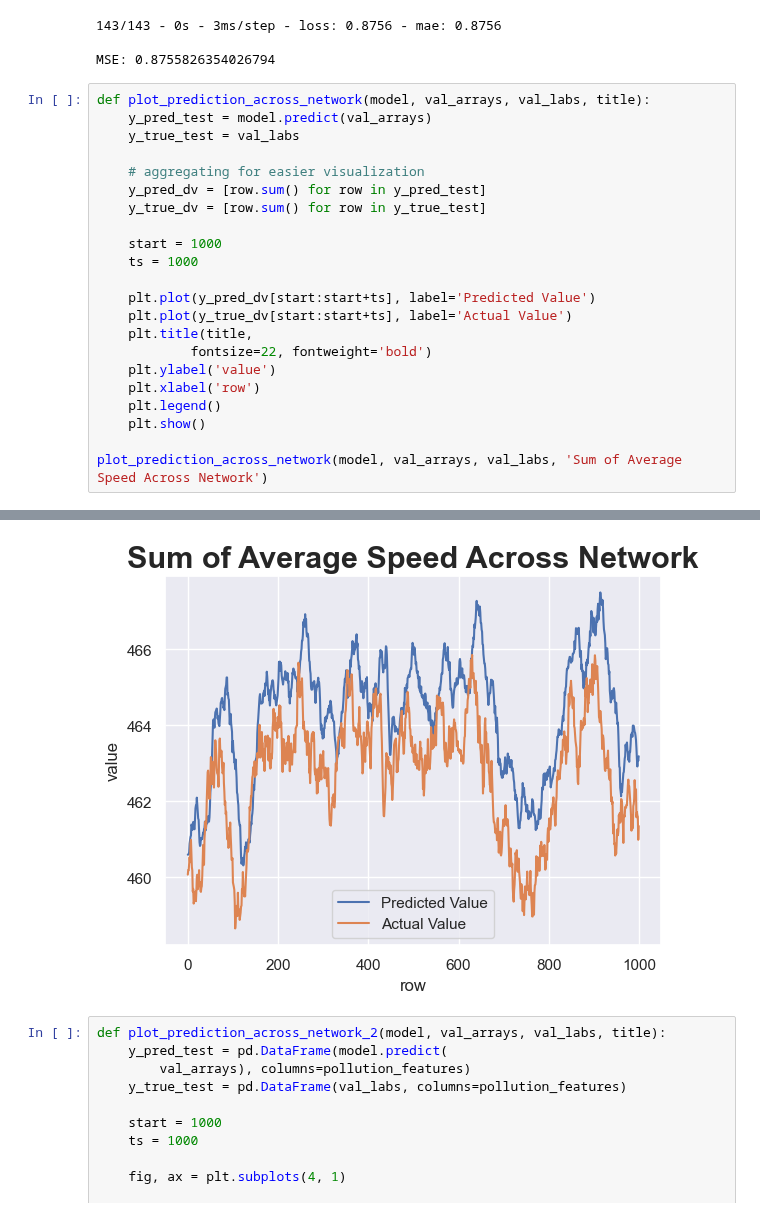
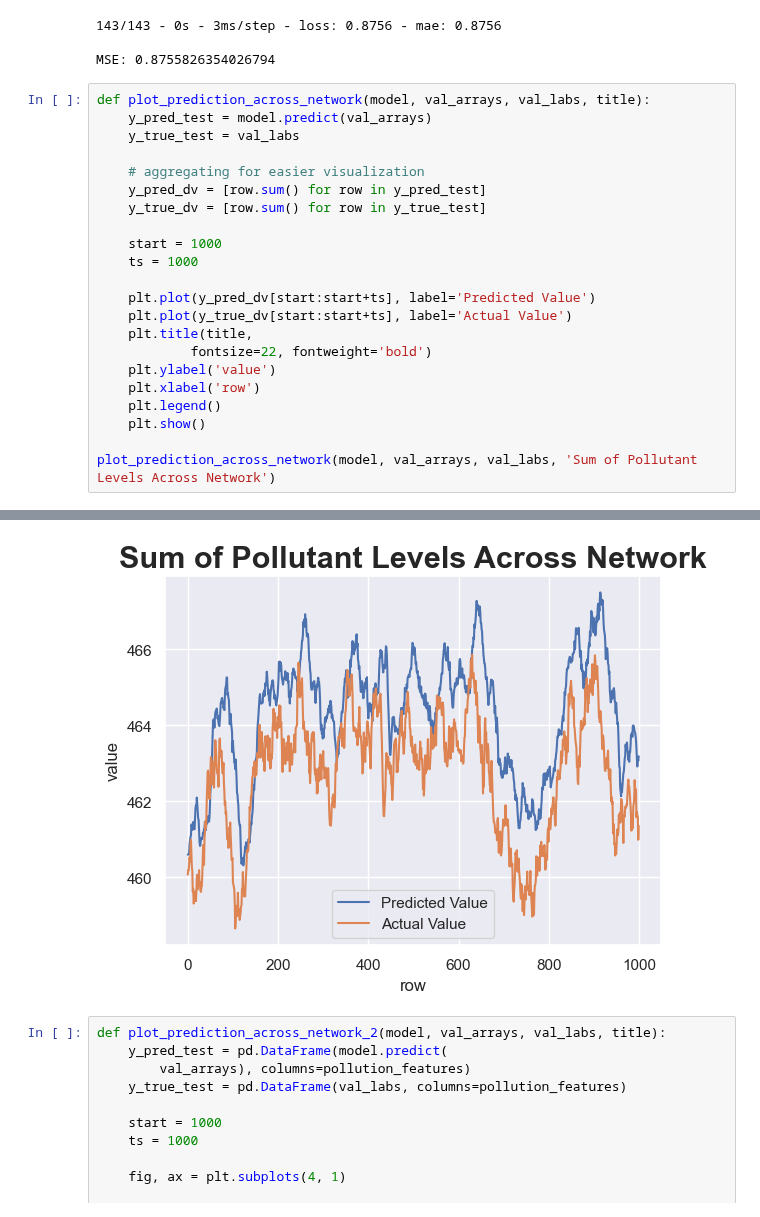
Before and after one commit to victorhg/aai-530-final-project, a Jupyter notebook: models/lstm_pollution_only_1.ipynb, the cells around one changed output, grey strips where cells are left out. Drawn from its saved outputs; the diff is of its cells as text.

```diff
--- a/models/lstm_pollution_only_1.ipynb
+++ b/models/lstm_pollution_only_1.ipynb
@@ -237,5 +237,5 @@ def plot_prediction_across_network(model, val_arrays, val_labs, title):
     plt.legend()
     plt.show()
 
-plot_prediction_across_network(model, val_arrays, val_labs, 'Sum of Average Speed Across Network')
+plot_prediction_across_network(model, val_arrays, val_labs, 'Sum of Pollutant Levels Across Network')
 # %% [output]
@@ -243,4 +243,4 @@ plot_prediction_across_network(model, val_arrays, val_labs, 'Sum of Average Spee
-[figure, old version]
+[figure, new version]
 # %%
 def plot_prediction_across_network_2(model, val_arrays, val_labs, title):
     y_pred_test = pd.DataFrame(model.predict(
```
Also changed, not shown: parts of 8 cells of this notebook.
